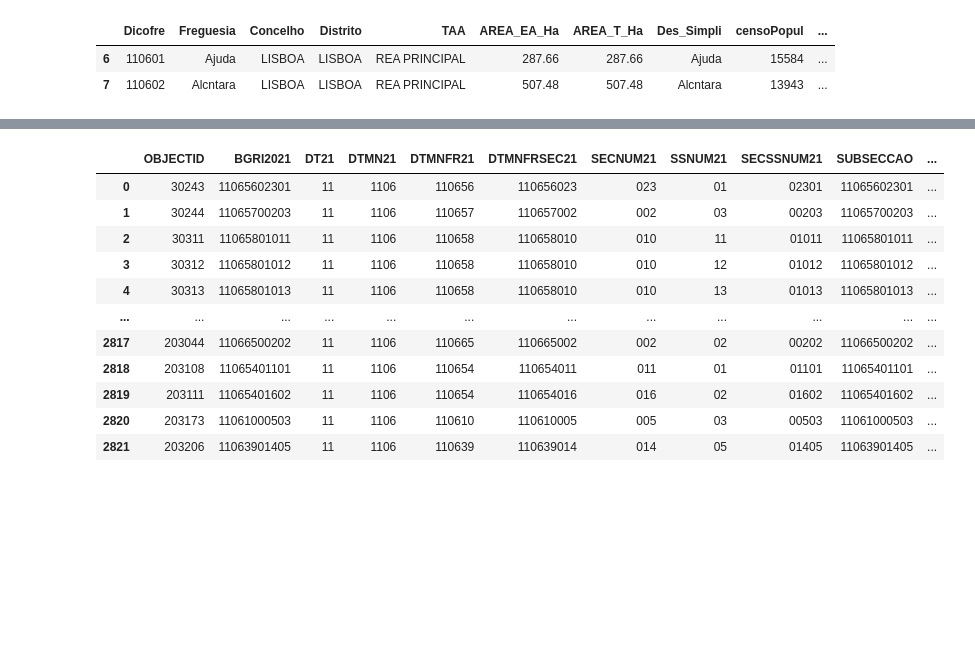
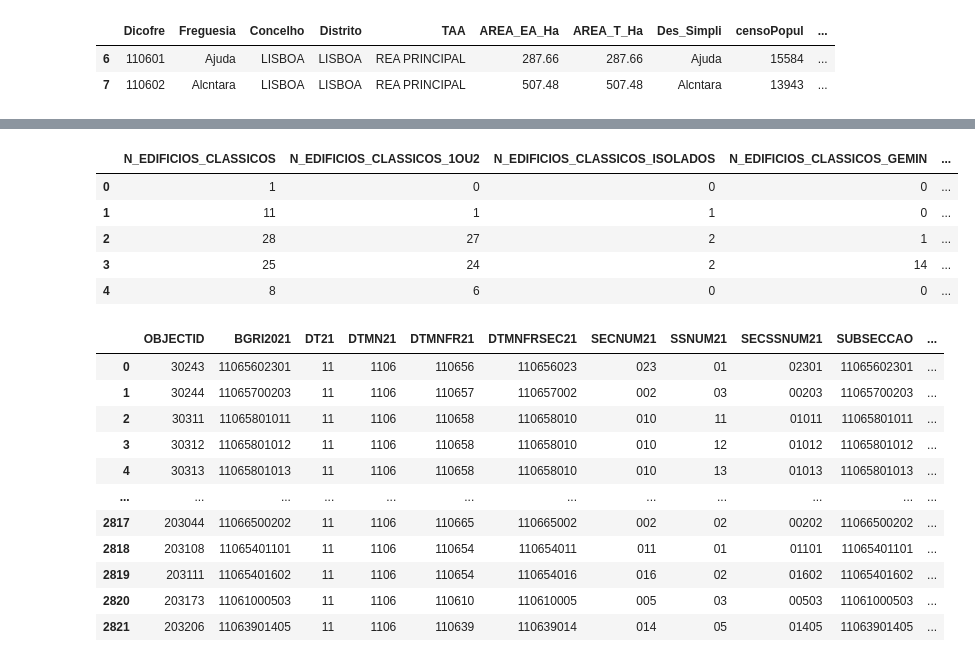
Before and after one commit to TJZLiu/Lisbon-freguesias, a Jupyter notebook: Lisbon freguesias.ipynb, the cells around one changed output, grey strips where cells are left out. Saved outputs shown, nothing was run; the diff lists cells and outputs as text; code cells hidden in the pictures; blank space fills up the shorter version.

```diff
--- a/Lisbon freguesias.ipynb
+++ b/Lisbon freguesias.ipynb
@@ -77,3 +70,13 @@ BGRI2011
+# %%
+Features2011 = BGRI2011.iloc[:,11:-1]
+Features2011.head()
+# %% [output]
+|  | N_EDIFICIOS_CLASSICOS | N_EDIFICIOS_CLASSICOS_1OU2 | N_EDIFICIOS_CLASSICOS_ISOLADOS | N_EDIFICIOS_CLASSICOS_GEMIN | ... |
+| 0 | 1 | 0 | 0 | 0 | ... |
+| 1 | 11 | 1 | 1 | 0 | ... |
+| 2 | 28 | 27 | 2 | 1 | ... |
+| 3 | 25 | 24 | 2 | 14 | ... |
+| 4 | 8 | 6 | 0 | 0 | ... |
 # %%
 BGRI2021
 # %% [output]
```
Also changed, not shown: parts of 4 cells of this notebook.
